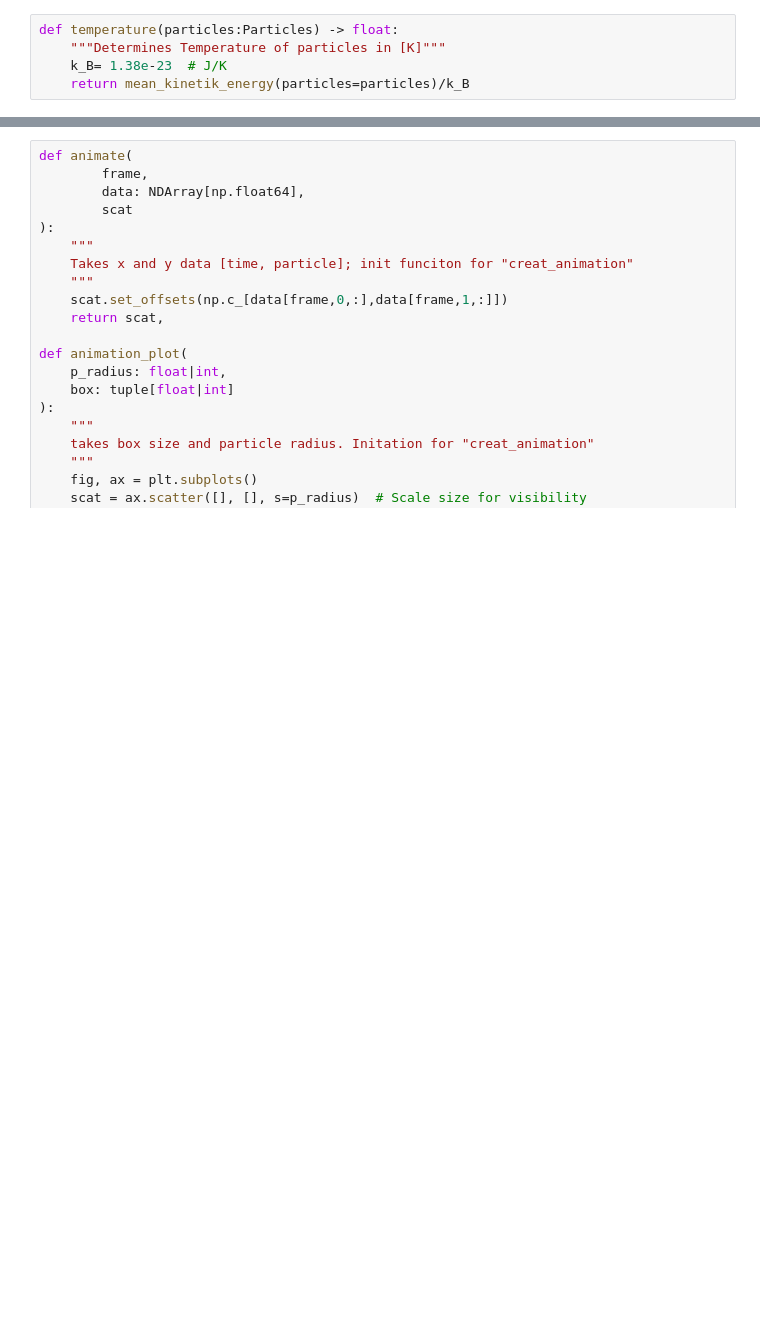
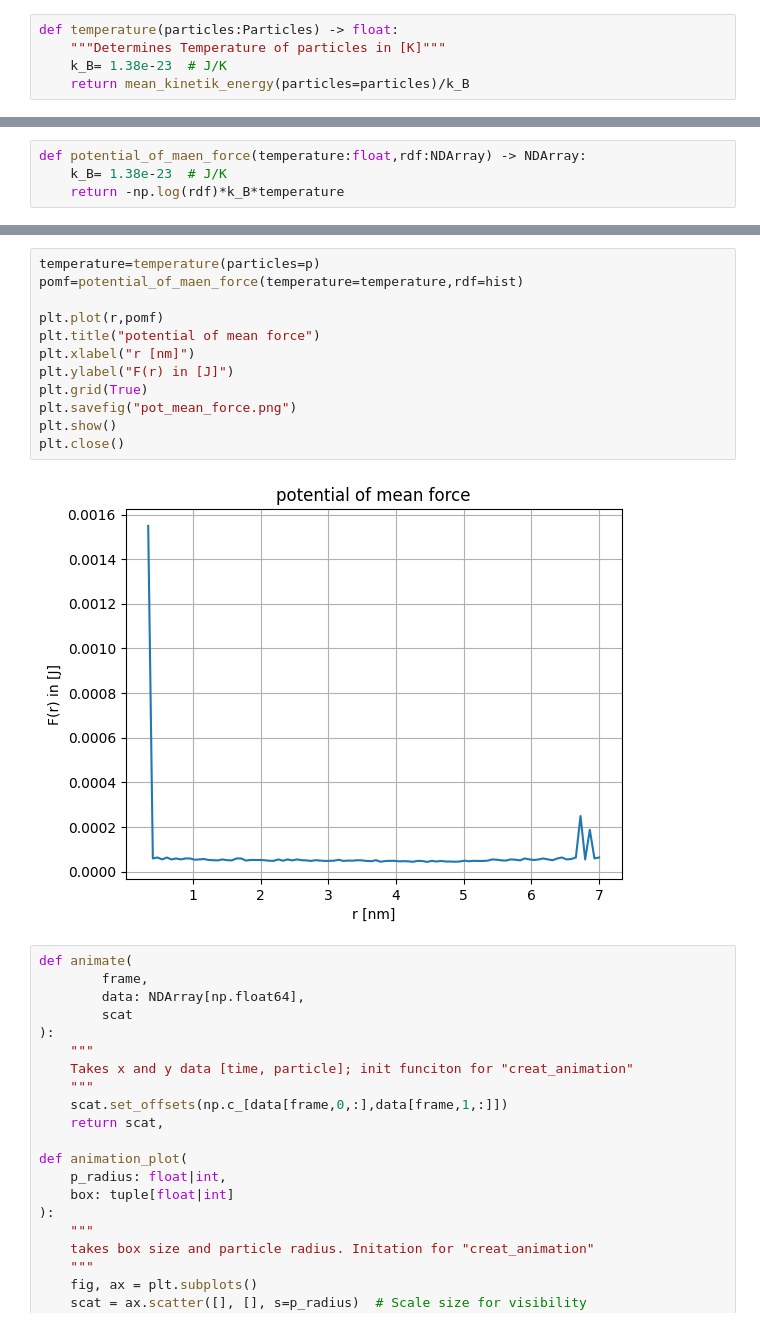
Before and after one commit to DominicNieder/Complex-Classical-Systems, a Jupyter notebook: Sheet06/sheet06-handin.ipynb, the cells around one changed output, grey strips where cells are left out. Cells and saved outputs as stored; diff of their text form; blank space fills up the shorter version.

Commit message:
Finished pomf and description

```diff
--- a/Sheet06/sheet06-handin.ipynb
+++ b/Sheet06/sheet06-handin.ipynb
@@ -285 +280,5 @@ def partition_function(particles:Particles) -> NDArray:
+# %%
+def potential_of_maen_force(temperature:float,rdf:NDArray) -> NDArray:
+    k_B= 1.38e-23  # J/K
+    return -np.log(rdf)*k_B*temperature
 # %%
@@ -360,3 +349,17 @@ plt.close()
+# %%
+temperature=temperature(particles=p)
+pomf=potential_of_maen_force(temperature=temperature,rdf=hist)
+
+plt.plot(r,pomf)
+plt.title("potential of mean force")
+plt.xlabel("r [nm]")
+plt.ylabel("F(r) in [J]")
+plt.grid(True)
+plt.savefig("pot_mean_force.png")
+plt.show()
+plt.close()
+# %% [output]
+[figure, added]
 # %%
 def animate(
         frame,
```
Also changed, not shown: parts of 5 cells of this notebook, 1 other file.
